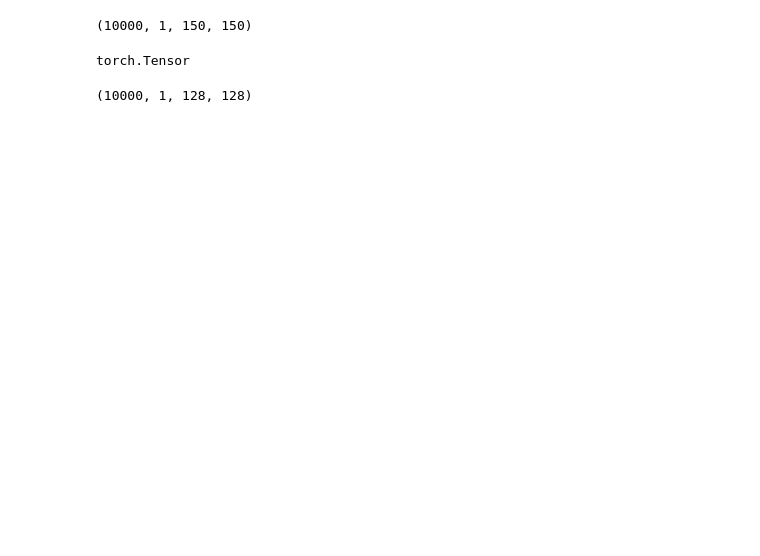
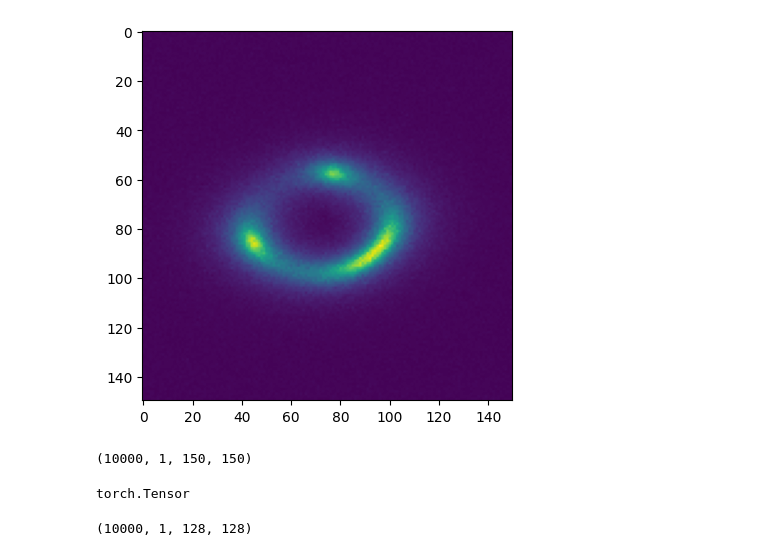
Before and after one commit to harshpoddar03/darkmatter_image_denosing_diffusion_probabalistic_model, a Jupyter notebook: 03_models/unit_gaussion_diffusion/train.ipynb, the cells around one changed output. Saved outputs shown, nothing was run; the diff lists cells and outputs as text; code cells hidden in the pictures; blank space fills up the shorter version.

```diff
--- a/03_models/unit_gaussion_diffusion/train.ipynb
+++ b/03_models/unit_gaussion_diffusion/train.ipynb
@@ -69,6 +69,17 @@ for file_name in os.listdir(directory):
         numpy_list.append(image_np)
 
 # Now, `numpy_list` contains all your images as numpy arrays of shape (3, 150, 150)
+# %%
+import matplotlib.pyplot as plt
+import numpy as np
+
+data = np.load('../../00_data/Samples/Samples/sample1.npy')
+
+data = data.squeeze()
+plt.imshow(data)
+plt.show()
+# %% [output]
+[figure, added]
 # %%
 numpy_list = np.array(numpy_list)
 print(numpy_list.shape)
```
Also changed, not shown: parts of 3 cells of this notebook.
